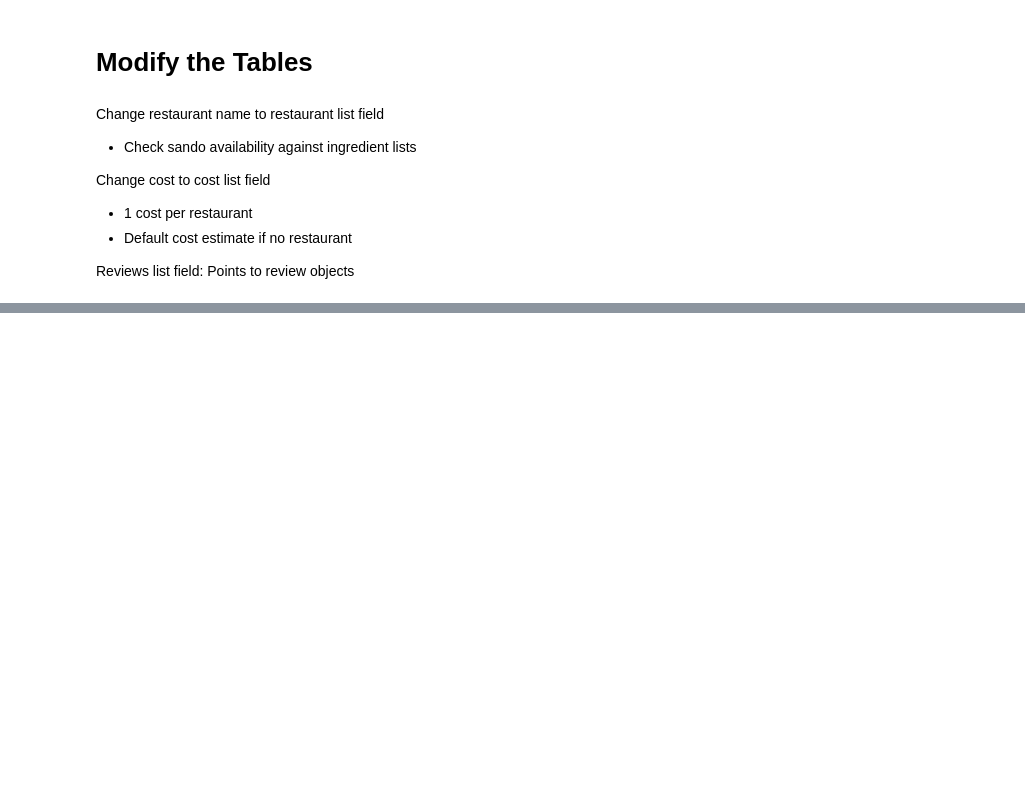
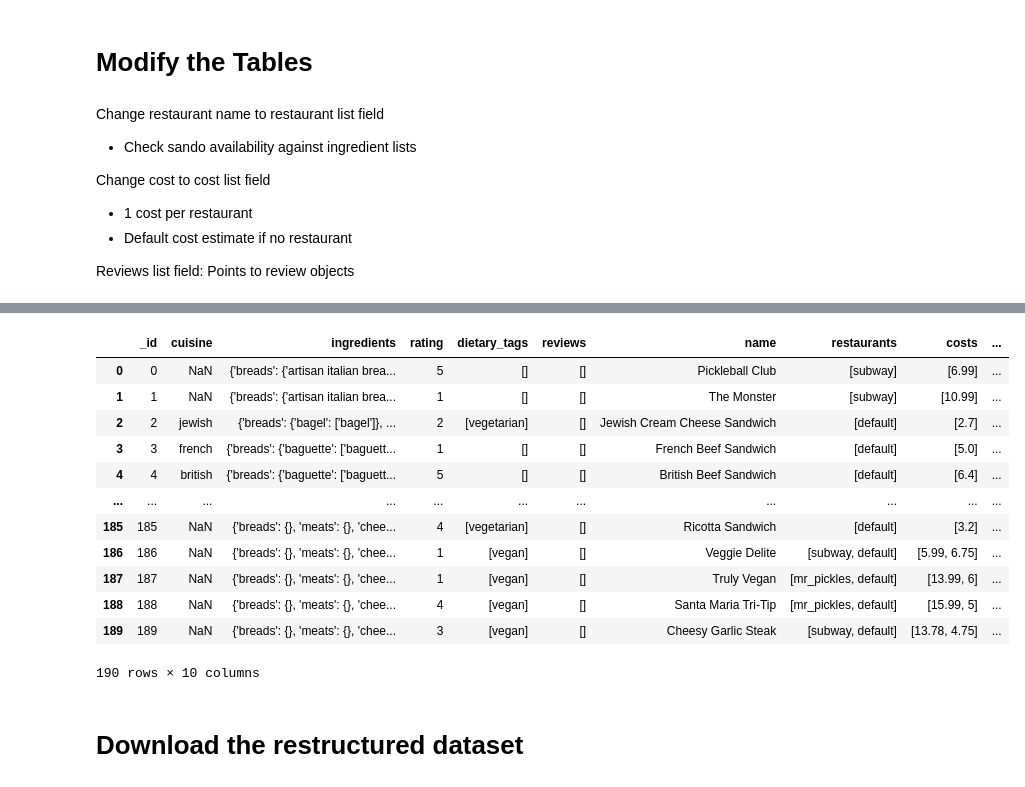
Before and after one commit to IsaacFigNewton/SandoMatch, a Jupyter notebook: sandwich-dataset/notebooks/Restructure_Table_Data.ipynb, the cells around one changed output, grey strips where cells are left out. Cells and saved outputs as stored; diff of their text form; code cells hidden in the pictures; blank space fills up the shorter version.

```diff
--- a/sandwich-dataset/notebooks/Restructure_Table_Data.ipynb
+++ b/sandwich-dataset/notebooks/Restructure_Table_Data.ipynb
@@ -204,0 +248,3 @@ for sandwich in old_sandwiches_table:
+# %%
+# convert the JSON strings back to dictionaries
+sandwiches_table["ingredients"] = sandwiches_table["ingredients"].apply(json.loads)
@@ -263,0 +338,30 @@ def download_json(filename, json_data):
+# %%
+# clean up the restructured dataset
+sandwiches_table.drop(columns=["cost", "calories", "restaurant"], inplace=True)
+sandwiches_table.rename(columns={"calories2": "calories"}, inplace=True)
+# %%
+# add the _id fields back in
+sandwiches_table.reset_index(drop=True, inplace=True)
+sandwiches_table.reset_index(inplace=True)
+ingredients_table.reset_index(inplace=True)
+# %%
+sandwiches_table.rename(columns={"index": "_id"}, inplace=True)
+ingredients_table.rename(columns={"index": "_id"}, inplace=True)
+# %%
+sandwiches_table[:500]
+# %% [output]
+|  | _id | cuisine | ingredients | rating | dietary_tags | reviews | name | restaurants | costs | ... |
+| 0 | 0 | NaN | {'breads': {'artisan italian brea... | 5 | [] | [] | Pickleball Club | [subway] | [6.99] | ... |
+| 1 | 1 | NaN | {'breads': {'artisan italian brea... | 1 | [] | [] | The Monster | [subway] | [10.99] | ... |
+| 2 | 2 | jewish | {'breads': {'bagel': ['bagel']}, ... | 2 | [vegetarian] | [] | Jewish Cream Cheese Sandwich | [default] | [2.7] | ... |
+| 3 | 3 | french | {'breads': {'baguette': ['baguett... | 1 | [] | [] | French Beef Sandwich | [default] | [5.0] | ... |
+| 4 | 4 | british | {'breads': {'baguette': ['baguett... | 5 | [] | [] | British Beef Sandwich | [default] | [6.4] | ... |
+| ... | ... | ... | ... | ... | ... | ... | ... | ... | ... | ... |
+| 185 | 185 | NaN | {'breads': {}, 'meats': {}, 'chee... | 4 | [vegetarian] | [] | Ricotta Sandwich | [default] | [3.2] | ... |
+| 186 | 186 | NaN | {'breads': {}, 'meats': {}, 'chee... | 1 | [vegan] | [] | Veggie Delite | [subway, default] | [5.99, 6.75] | ... |
+| 187 | 187 | NaN | {'breads': {}, 'meats': {}, 'chee... | 1 | [vegan] | [] | Truly Vegan | [mr_pickles, default] | [13.99, 6] | ... |
+| 188 | 188 | NaN | {'breads': {}, 'meats': {}, 'chee... | 4 | [vegan] | [] | Santa Maria Tri-Tip | [mr_pickles, default] | [15.99, 5] | ... |
+| 189 | 189 | NaN | {'breads': {}, 'meats': {}, 'chee... | 3 | [vegan] | [] | Cheesy Garlic Steak | [subway, default] | [13.78, 4.75] | ... |
+190 rows × 10 columns
+# %% [markdown]
+# Download the restructured dataset
```
Also changed, not shown: parts of 40 cells of this notebook, 5 other files.
